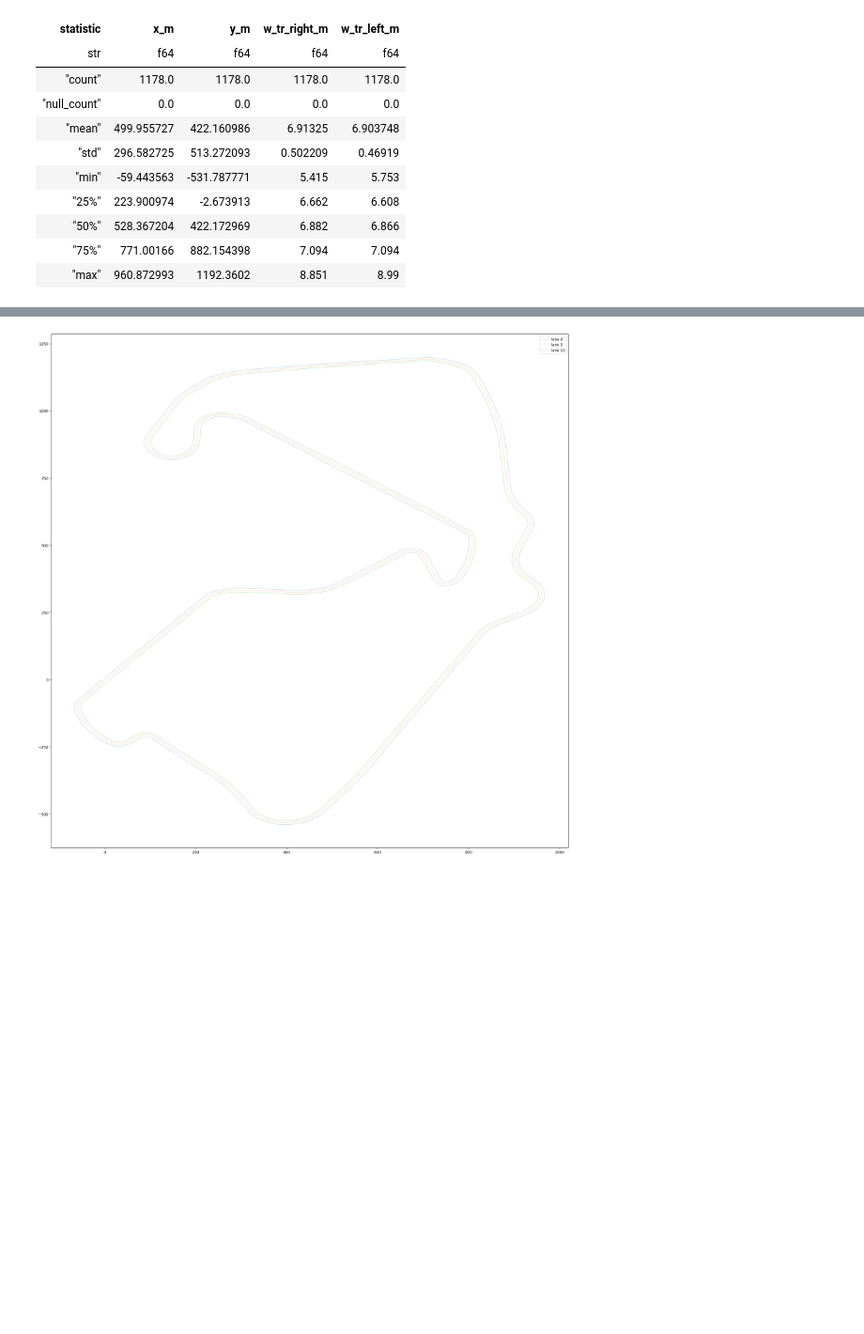
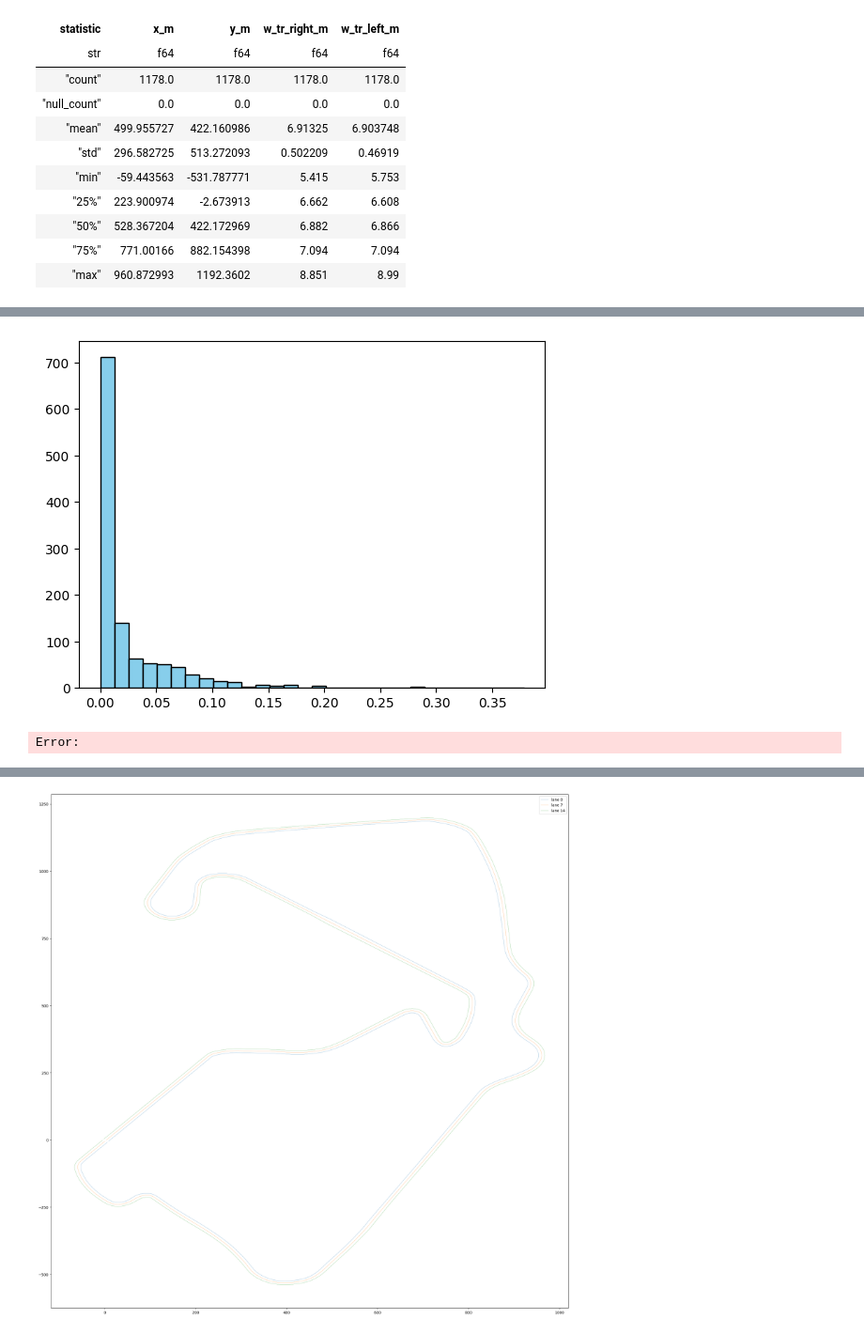
Before and after one commit to Brookminster/Silverstone, a Jupyter notebook: DataImport.ipynb, the cells around one changed output, grey strips where cells are left out. Shown at 94% size. Cells and saved outputs as stored; diff of their text form; code cells hidden in the pictures; blank space fills up the shorter version.

```diff
--- a/DataImport.ipynb
+++ b/DataImport.ipynb
@@ -65,3 +84,26 @@ shape: (1_178, 32)
+# %%
+import matplotlib.pyplot as plt
+import numpy as np
+
+# Plotting a basic histogram
+plt.hist(list(lanesdfd["dir_delta"]), bins=30, color='skyblue', edgecolor='black')
+plt.show()
+# %% [output]
+[figure, added]
+# %%
+#attempt to thin the frame
+
+
+lanesdfd = lanesdfd.lazy().with_columns(
+        [(pl.col("x_udir").shift(-1).fill_null(strategy="forward") - pl.lit(f) * pl.col("width") * pl.col("y_udir")).alias(f"x_lane{i}") for i, f in enumerate(lane_factors)] +
+        [(pl.col("y_m") + pl.lit(f) * pl.col("width") * pl.col("x_udir")).alias(f"y_lane{i}") for i, f in enumerate(lane_factors)]
+    )
+
+lanesdfd = aldf.collect()
+lanesdfd.describe()
+lanesdfd
+# %% [output]
+Error:
 # %%
 import plotly.graph_objects as go
 fig = go.Figure()
```
Also changed, not shown: parts of 10 cells of this notebook, 2 other files.
